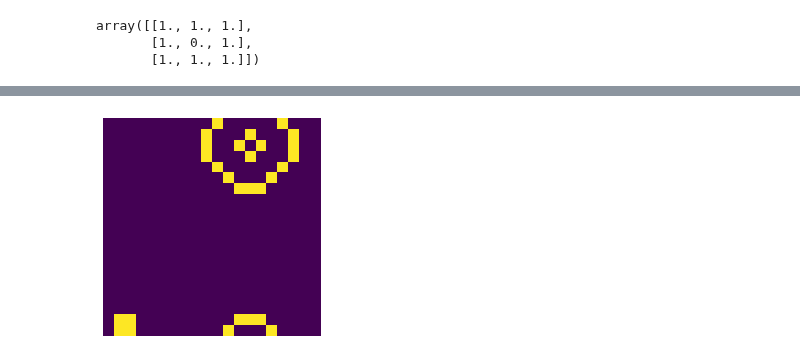
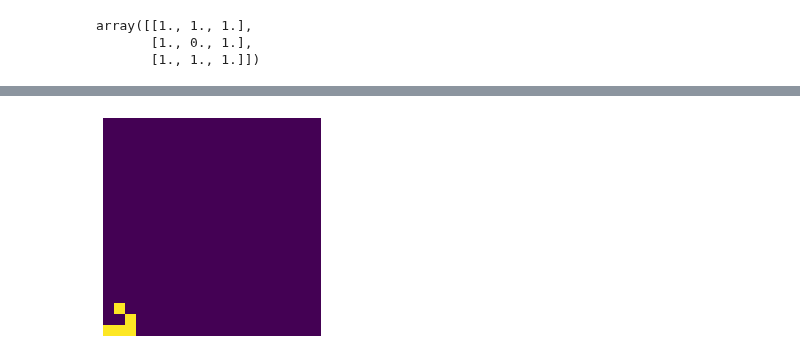
Before and after one commit to macbuse/macbuse.github.io, a Jupyter notebook: PROG/image_convol.ipynb, the cells around one changed output, grey strips where cells are left out. Saved outputs shown, nothing was run; the diff lists cells and outputs as text; code cells hidden in the pictures.

```diff
--- a/PROG/image_convol.ipynb
+++ b/PROG/image_convol.ipynb
@@ -660,31 +684,30 @@ array([[1., 1., 1.],
 # %%
-from scipy import signal
 
 
 E = np.zeros((20,20), dtype=np.int0)
 #G[3,4:7] = 1
 #G[3:5,3:5] = 1
 
 #G[3,4:7] = 1
 #G[4,5:8] = 1
 
 #this is a planeur/glider to test
-if False:
-    E[4,5:8] = 1
-    E[3,7] = 1
-    E[2,6] = 1
 
-E = np.random.randint(0, high=2, size=(20,20))
+E[4,5:8] = 1
+E[3,7] = 1
+E[2,6] = 1
+
+#E = np.random.randint(0, high=2, size=(20,20))
 
 frames = []
 for k in range(300):
     S = signal.convolve2d( E, K, boundary='wrap')[1:-1,1:-1]
     KK = np.zeros_like(S)
     KK[(S == 3) | (E == 1 ) & (S == 2)] = 1
     E = KK
     frames.append(np.copy(E))
 
 HTML(plot_images(frames).to_html5_video())
 # %% [output]
 [interactive output not drawn]
-[figure, old version]
+[figure, new version]
```
Also changed, not shown: parts of 6 cells of this notebook, 1 other file.
